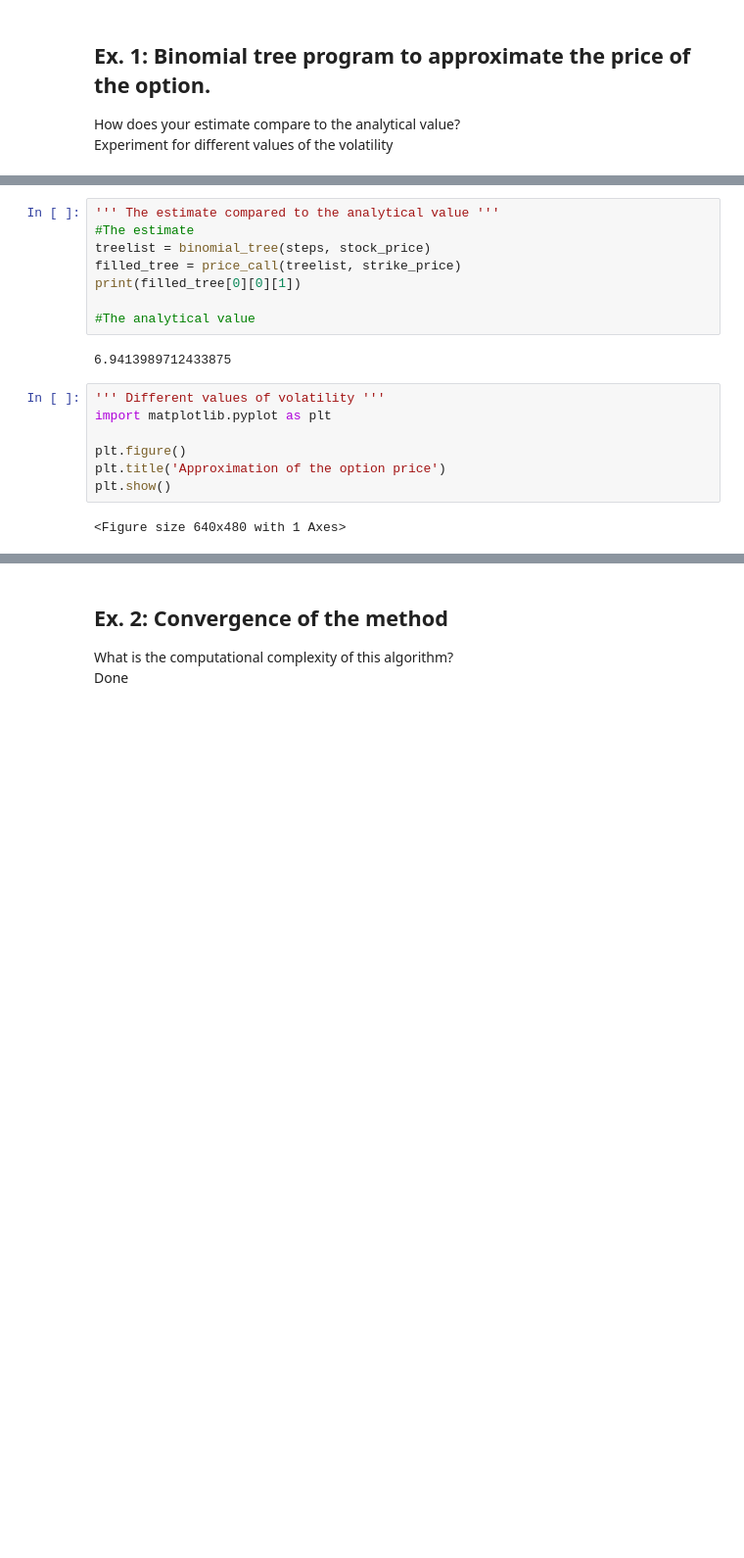
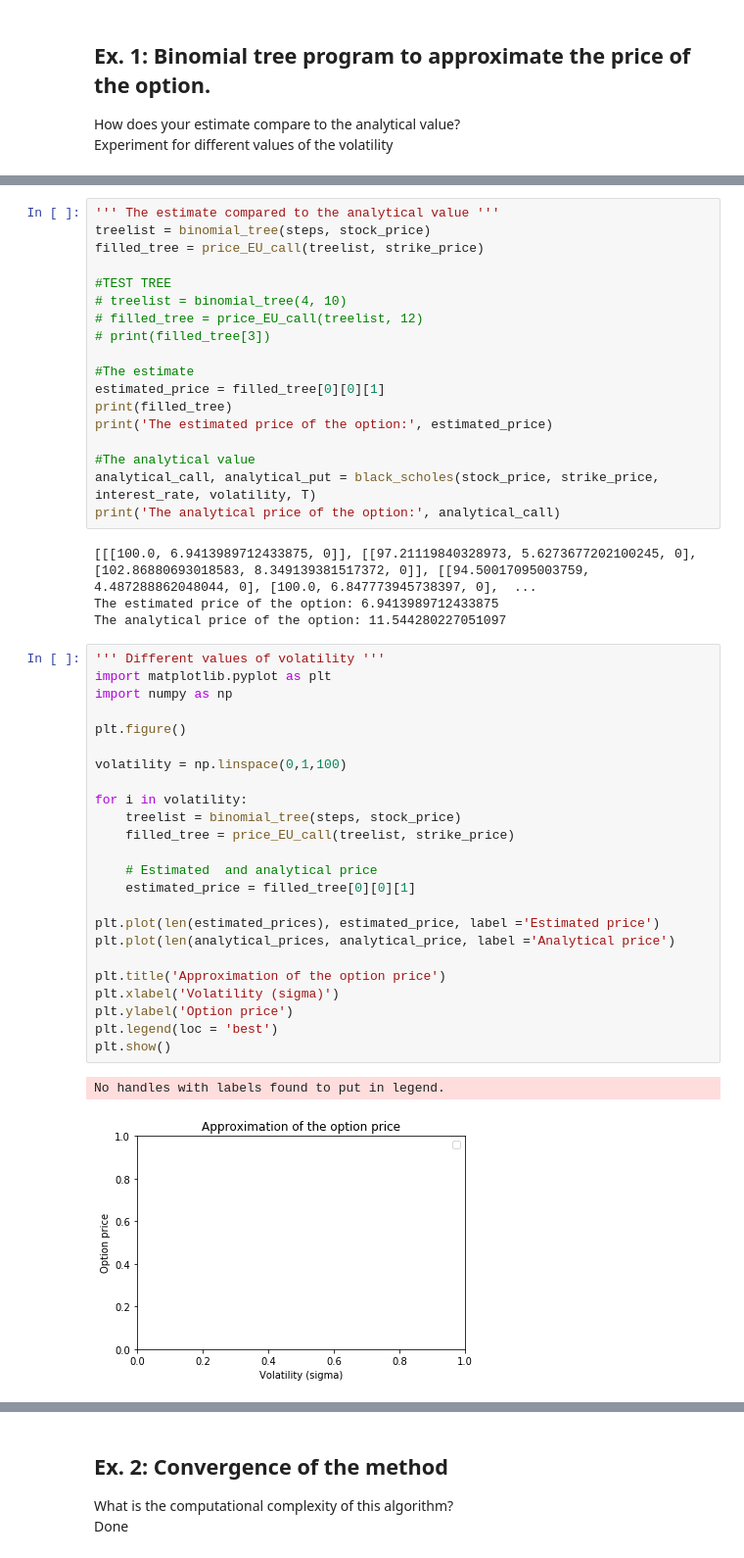
Before and after one commit to RomyM08/Comp_finance, a Jupyter notebook: Assignment1.ipynb, the cells around one changed output, grey strips where cells are left out. Shown: that part at 98% size. Cells and saved outputs as stored; diff of their text form; blank space fills up the shorter version.

```diff
--- a/Assignment1.ipynb
+++ b/Assignment1.ipynb
@@ -67,19 +91,49 @@ def calc_delta(treelist):
 # %%
 ''' The estimate compared to the analytical value '''
+treelist = binomial_tree(steps, stock_price)
+filled_tree = price_EU_call(treelist, strike_price)
+
+#TEST TREE
+# treelist = binomial_tree(4, 10)
+# filled_tree = price_EU_call(treelist, 12)
+# print(filled_tree[3])
+
 #The estimate
-treelist = binomial_tree(steps, stock_price)
-filled_tree = price_call(treelist, strike_price)
-print(filled_tree[0][0][1])
+estimated_price = filled_tree[0][0][1]
+print(filled_tree)
+print('The estimated price of the option:', estimated_price)
 
 #The analytical value
+analytical_call, analytical_put = black_scholes(stock_price, strike_price, interest_rate, volatility, T)
+print('The analytical price of the option:', analytical_call)
 # %% [output]
-6.9413989712433875
+[[[100.0, 6.9413989712433875, 0]], [[97.21119840328973, 5.6273677202100245, 0], [102.86880693018583, 8.349139381517372, 0]], [[94.50017095003759, 4.487288862048044, 0], [100.0, 6.847773945738397, 0],  ...
+The estimated price of the option: 6.9413989712433875
+The analytical price of the option: 11.544280227051097
-# %%
-''' Different values of volatility '''
-import matplotlib.pyplot as plt
-
-plt.figure()
-plt.title('Approximation of the option price')
-plt.show()
-# %% [output]
-<Figure size 640x480 with 1 Axes>
+# %%
+''' Different values of volatility '''
+import matplotlib.pyplot as plt
+import numpy as np
+
+plt.figure()
+
+volatility = np.linspace(0,1,100)
+
+for i in volatility:
+    treelist = binomial_tree(steps, stock_price)
+    filled_tree = price_EU_call(treelist, strike_price)
+
+    # Estimated  and analytical price
+    estimated_price = filled_tree[0][0][1]
+
+plt.plot(len(estimated_prices), estimated_price, label ='Estimated price')
+plt.plot(len(analytical_prices, analytical_price, label ='Analytical price')
+
+plt.title('Approximation of the option price')
+plt.xlabel('Volatility (sigma)')
+plt.ylabel('Option price')
+plt.legend(loc = 'best')
+plt.show()
+# %% [output]
+No handles with labels found to put in legend.
+[figure, added]
```
Also changed, not shown: parts of 5 cells of this notebook.
